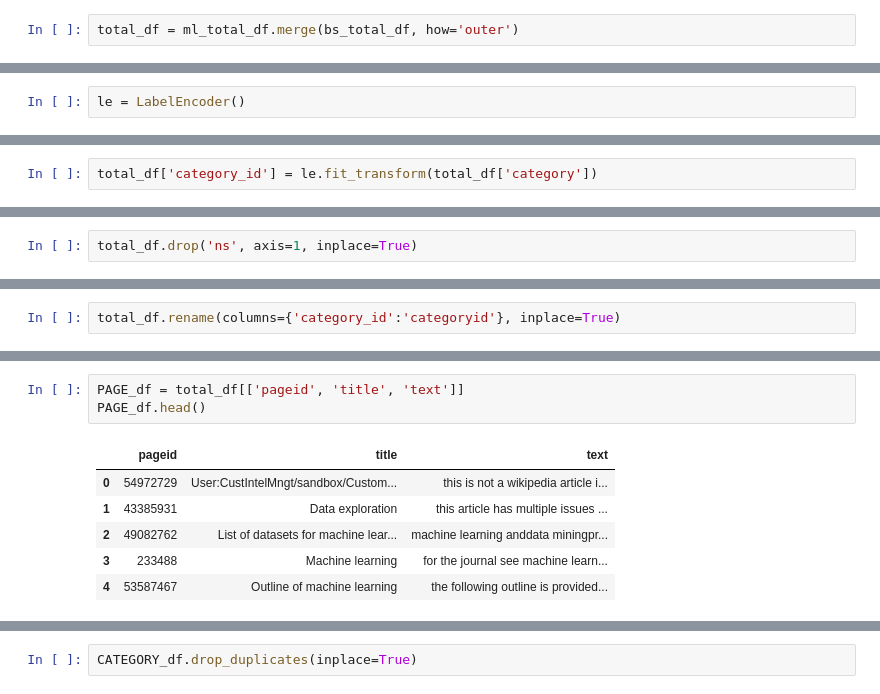
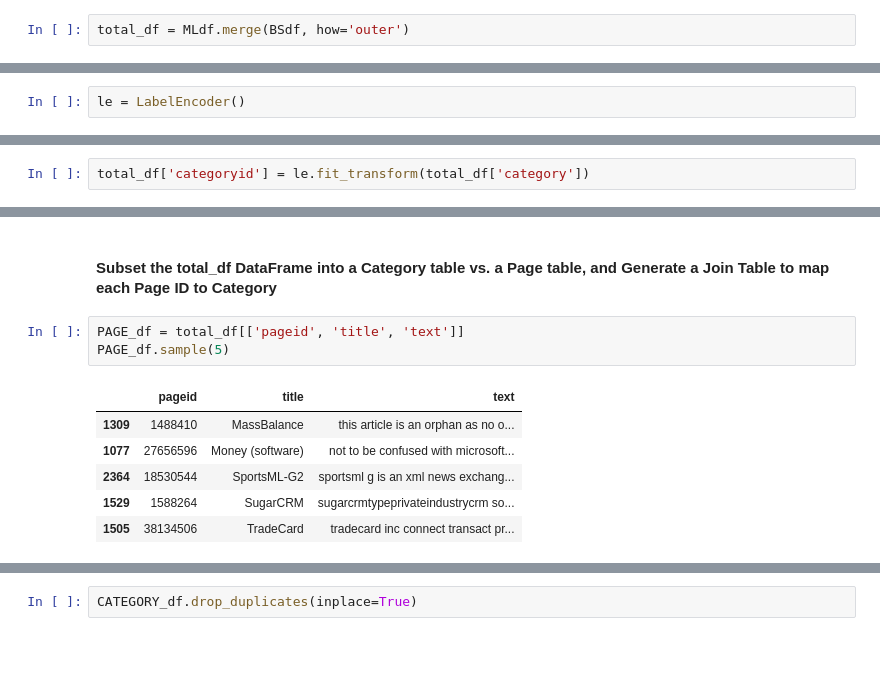
Before and after one commit to datascience-sakshi/Wikipedia_NLP_and_Semantic_Search, a Jupyter notebook: ipynb/Project_4_Part01-Data_Collection_Cleaning.ipynb, the cells around one changed output, grey strips where cells are left out. Cells and saved outputs as stored; diff of their text form; blank space fills up the shorter version.

```diff
--- a/ipynb/Project_4_Part01-Data_Collection_Cleaning.ipynb
+++ b/ipynb/Project_4_Part01-Data_Collection_Cleaning.ipynb
@@ -414,7 +254,7 @@ bs_total_df.to_pickle('../data/bs_total_df.p')
 # %% [markdown]
 #### Join the ml_total_df with the bs_total_df
 # %%
-total_df = ml_total_df.merge(bs_total_df, how='outer')
+total_df = MLdf.merge(BSdf, how='outer')
 # %%
 total_df.shape
 # %% [output]
@@ -439,2 +288,2 @@ total_df.sample(5)
 # %%
-total_df['category_id'] = le.fit_transform(total_df['category'])
+total_df['categoryid'] = le.fit_transform(total_df['category'])
@@ -450,2 +289,0 @@ total_df.sample(5)
-# %%
-total_df.drop('ns', axis=1, inplace=True)
@@ -461,2 +289,0 @@ total_df.sample(5)
-# %%
-total_df.rename(columns={'category_id':'categoryid'}, inplace=True)
@@ -463,13 +301,15 @@ total_df.rename(columns={'category_id':'categoryid'}, inplace=True)
+# %% [markdown]
+#### Subset the total_df DataFrame into a Category table vs. a Page table, and Generate a Join Table to map each Page ID to Category
 # %%
 PAGE_df = total_df[['pageid', 'title', 'text']]
-PAGE_df.head()
+PAGE_df.sample(5)
 # %% [output]
 |  | pageid | title | text |
-| 0 | 54972729 | User:CustIntelMngt/sandbox/Custom... | this is not a wikipedia article i... |
-| 1 | 43385931 | Data exploration | this article has multiple issues ... |
-| 2 | 49082762 | List of datasets for machine lear... | machine learning anddata miningpr... |
-| 3 | 233488 | Machine learning | for the journal see machine learn... |
-| 4 | 53587467 | Outline of machine learning | the following outline is provided... |
+| 1309 | 1488410 | MassBalance | this article is an orphan as no o... |
+| 1077 | 27656596 | Money (software) | not to be confused with microsoft... |
+| 2364 | 18530544 | SportsML-G2 | sportsml g is an xml news exchang... |
+| 1529 | 1588264 | SugarCRM | sugarcrmtypeprivateindustrycrm so... |
+| 1505 | 38134506 | TradeCard | tradecard inc connect transact pr... |
 # %%
 PAGE_df.shape
 # %% [output]
```
Also changed, not shown: parts of 129 cells of this notebook, 21 other files.
